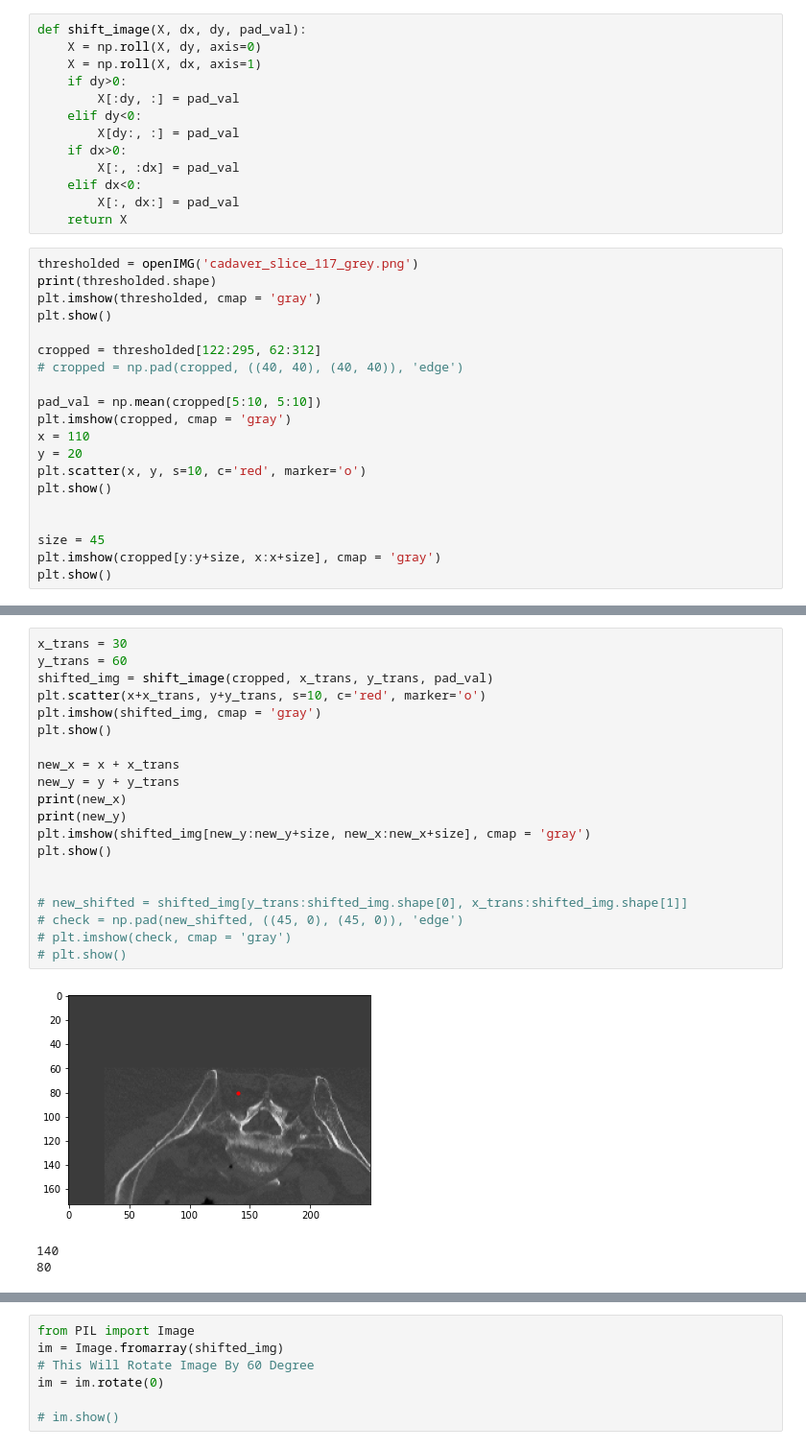
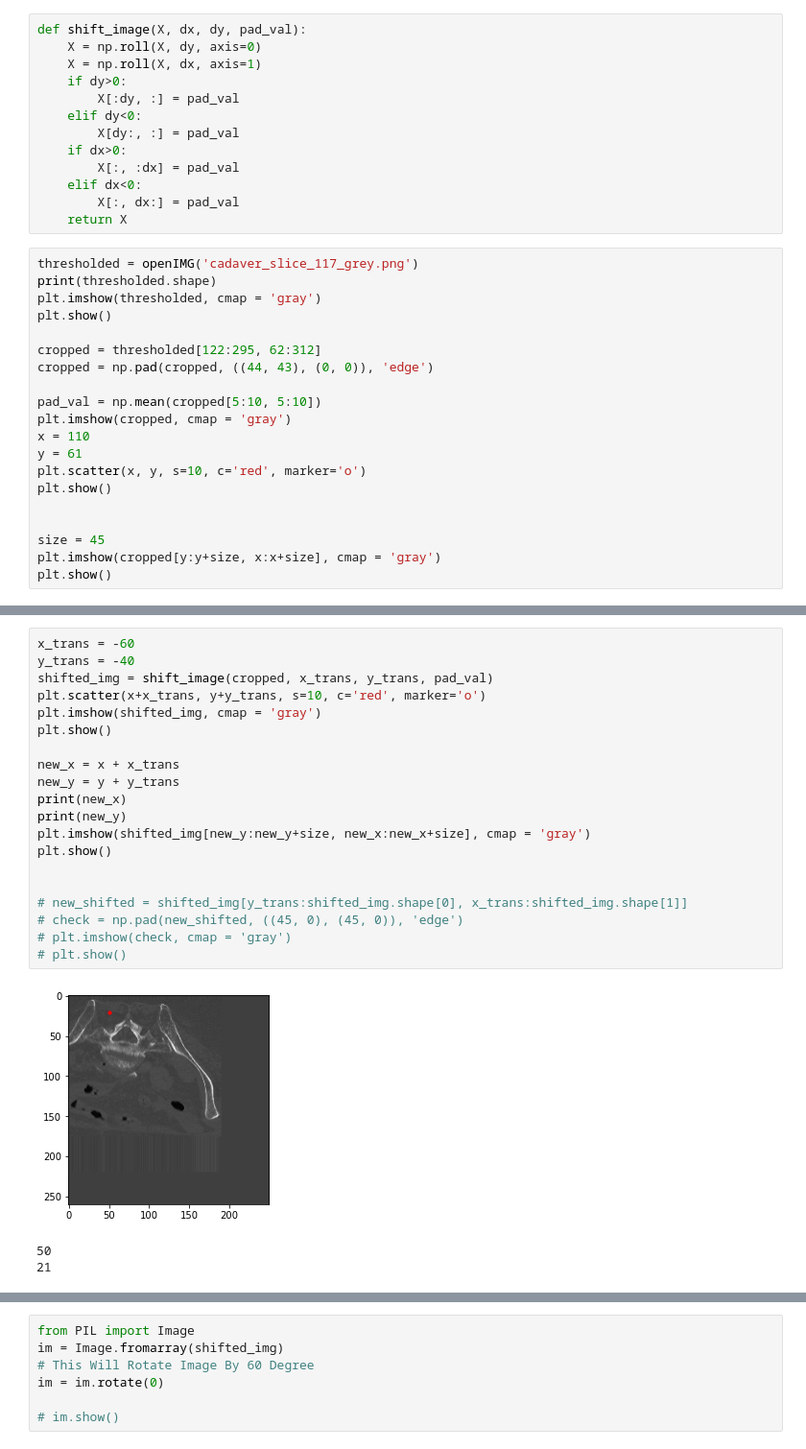
Before and after one commit to aasong113/CT_View_Planning_DeepRL, a Jupyter notebook: gym-child_thresholded_NN/Image_metrics_viewer.ipynb, the cells around one changed output, grey strips where cells are left out. Shown at 96% size. Drawn from its saved outputs; the diff is of its cells as text.

```diff
--- a/gym-child_thresholded_NN/Image_metrics_viewer.ipynb
+++ b/gym-child_thresholded_NN/Image_metrics_viewer.ipynb
@@ -29,12 +29,12 @@ plt.imshow(thresholded, cmap = 'gray')
 plt.show()
 
 cropped = thresholded[122:295, 62:312]
-# cropped = np.pad(cropped, ((40, 40), (40, 40)), 'edge')
+cropped = np.pad(cropped, ((44, 43), (0, 0)), 'edge')
 
 pad_val = np.mean(cropped[5:10, 5:10])
 plt.imshow(cropped, cmap = 'gray')
 x = 110
-y = 20
+y = 61
 plt.scatter(x, y, s=10, c='red', marker='o')
 plt.show()
 
@@ -50,24 +50,24 @@ plt.show()
 # %%
-x_trans = 30
-y_trans = 60
+x_trans = -60
+y_trans = -40
 shifted_img = shift_image(cropped, x_trans, y_trans, pad_val)
 plt.scatter(x+x_trans, y+y_trans, s=10, c='red', marker='o')
 plt.imshow(shifted_img, cmap = 'gray')
 plt.show()
 
 new_x = x + x_trans
 new_y = y + y_trans
 print(new_x)
 print(new_y)
 plt.imshow(shifted_img[new_y:new_y+size, new_x:new_x+size], cmap = 'gray')
 plt.show()
 
 
 # new_shifted = shifted_img[y_trans:shifted_img.shape[0], x_trans:shifted_img.shape[1]]
 # check = np.pad(new_shifted, ((45, 0), (45, 0)), 'edge')
 # plt.imshow(check, cmap = 'gray')
 # plt.show()
 # %% [output]
-[figure, old version]
+[figure, new version]
-140
-80
+50
+21
```
Also changed, not shown: parts of 2 cells of this notebook, 19 other files.
